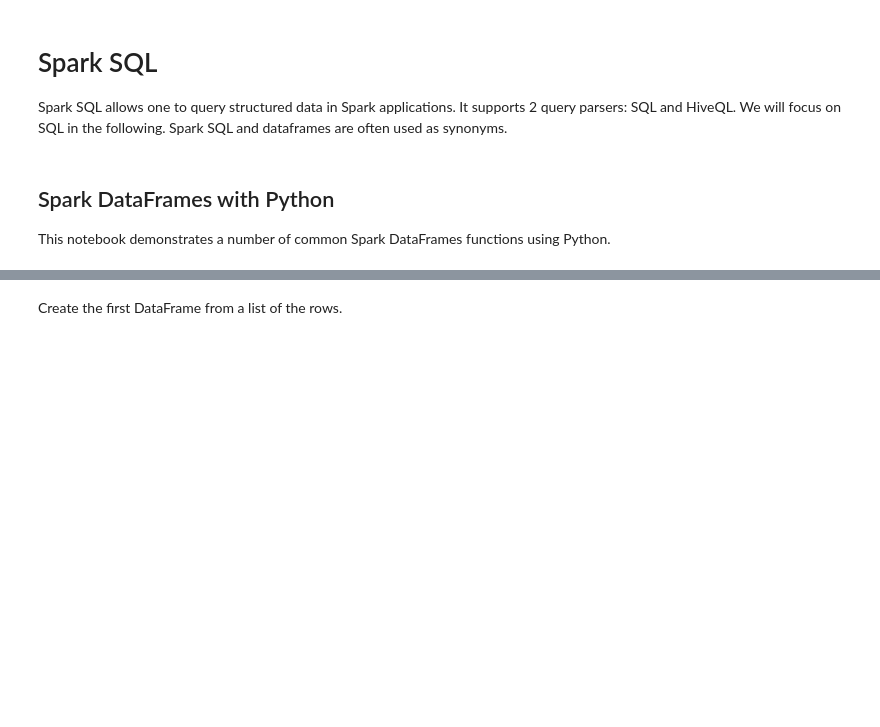
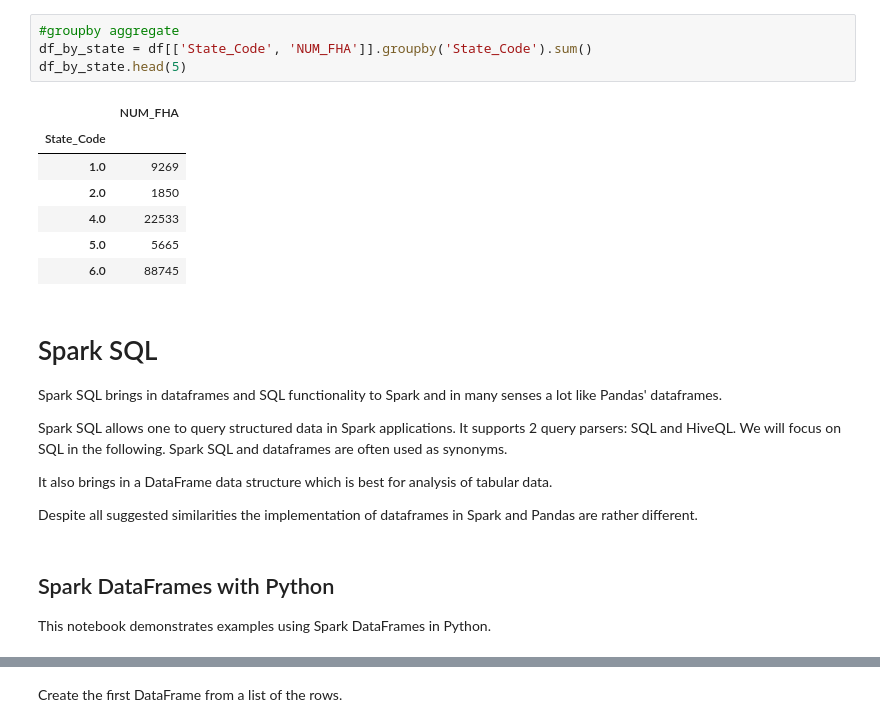
Before and after one commit to ASvyatkovskiy/BigDataCourse, a Jupyter notebook: 3_DataFramesSQL/DataFrames.ipynb, the cells around one changed output, grey strips where cells are left out. Drawn from its saved outputs; the diff is of its cells as text; blank space fills up the shorter version.

```diff
--- a/3_DataFramesSQL/DataFrames.ipynb
+++ b/3_DataFramesSQL/DataFrames.ipynb
@@ -1,8 +80,27 @@
+# %%
+#groupby aggregate
+df_by_state = df[['State_Code', 'NUM_FHA']].groupby('State_Code').sum()
+df_by_state.head(5)
+# %% [output]
+|  | NUM_FHA |
+| State_Code |  |
+| 1.0 | 9269 |
+| 2.0 | 1850 |
+| 4.0 | 22533 |
+| 5.0 | 5665 |
+| 6.0 | 88745 |
 # %% [markdown]
 # Spark SQL
 
+Spark SQL brings in dataframes and SQL functionality to Spark and in many senses a lot like Pandas' dataframes.
+
 Spark SQL allows one to query structured data in Spark applications. It supports 2 query parsers: SQL and HiveQL.
 We will focus on SQL in the following. Spark SQL and dataframes are often used as synonyms.
+
+It also brings in a DataFrame data structure which is best for analysis of tabular data.
+
+Despite all suggested similarities the implementation of dataframes in Spark and Pandas are rather different.
 # %% [markdown]
 ## Spark DataFrames with Python
-This notebook demonstrates a number of common Spark DataFrames functions using Python.
+
+This notebook demonstrates examples using Spark DataFrames in Python.
```
Also changed, not shown: parts of 44 cells of this notebook.
